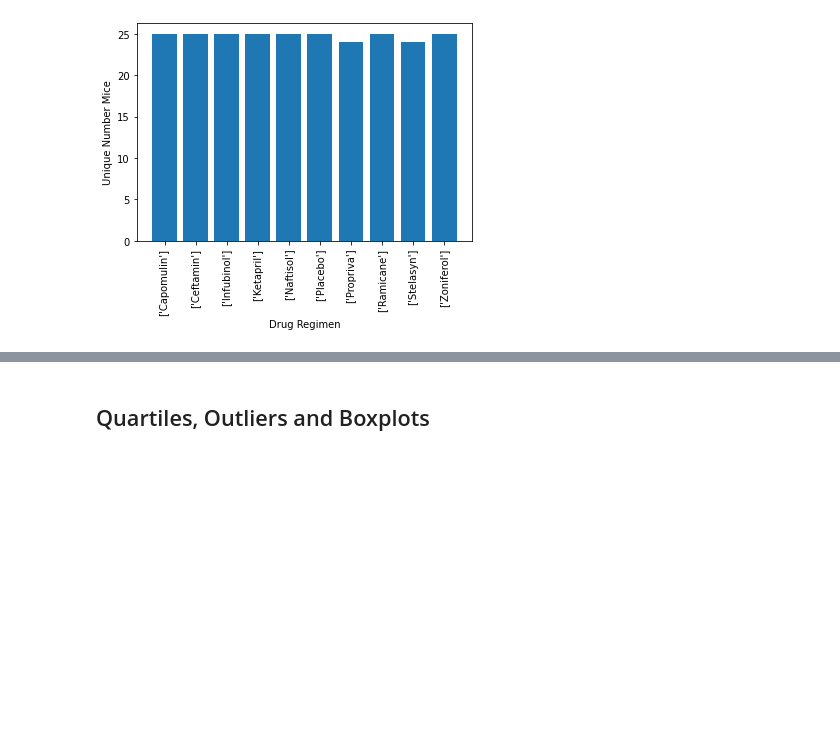
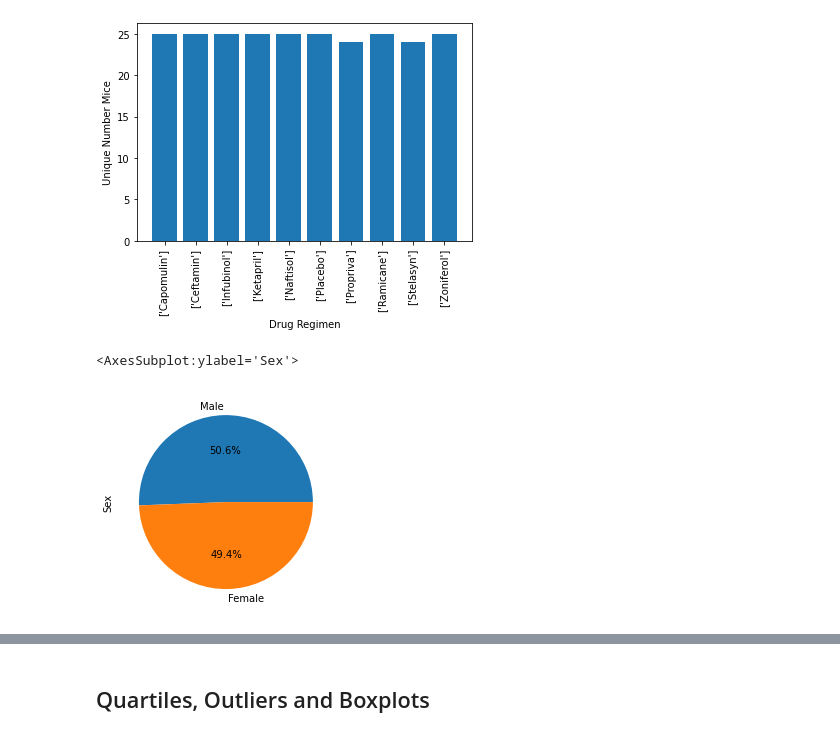
Before and after one commit to ichakrabarty/matplotlib-challenge, a Jupyter notebook: Pymaceuticals/pymaceuticals_starter.ipynb, the cells around one changed output, grey strips where cells are left out. Cells and saved outputs as stored; diff of their text form; code cells hidden in the pictures; blank space fills up the shorter version.

Commit message:
added code for pie plots

```diff
--- a/Pymaceuticals/pymaceuticals_starter.ipynb
+++ b/Pymaceuticals/pymaceuticals_starter.ipynb
@@ -156,5 +156,10 @@ Text(0, 0.5, 'Unique Number Mice')
 [figure]
 # %%
 # Generate a pie plot showing the distribution of female versus male mice using pandas
+mf_df = mouse_study['Sex'].value_counts()
+mf_df.plot(kind = 'pie',autopct='%1.1f%%')
+# %% [output]
+<AxesSubplot:ylabel='Sex'>
+[figure, added]
 # %%
 # Generate a pie plot showing the distribution of female versus male mice using pyplot
```
Also changed, not shown: parts of 1 cell of this notebook.
